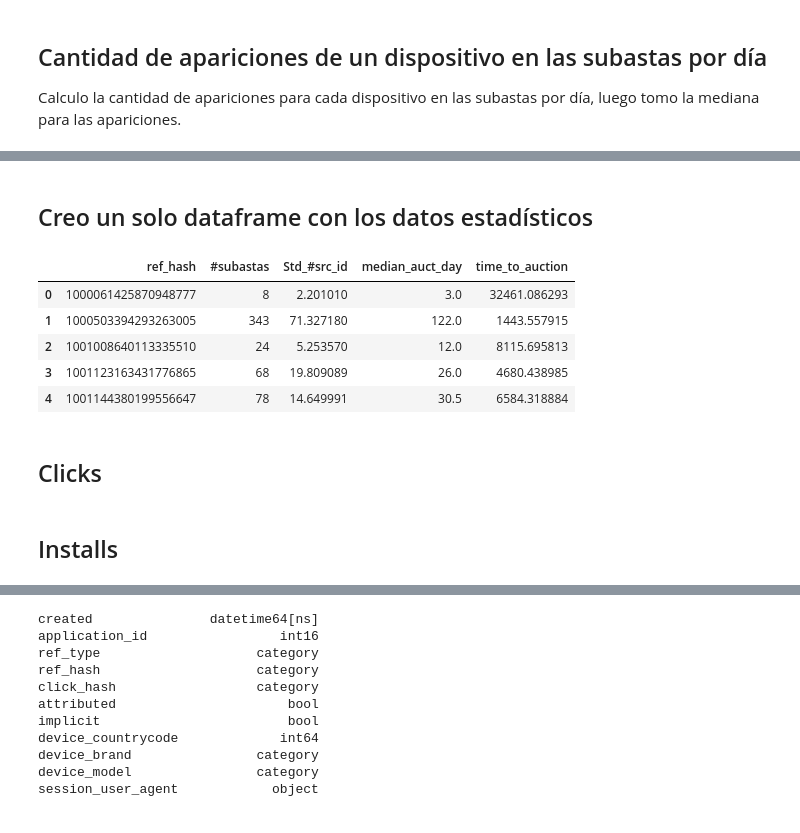
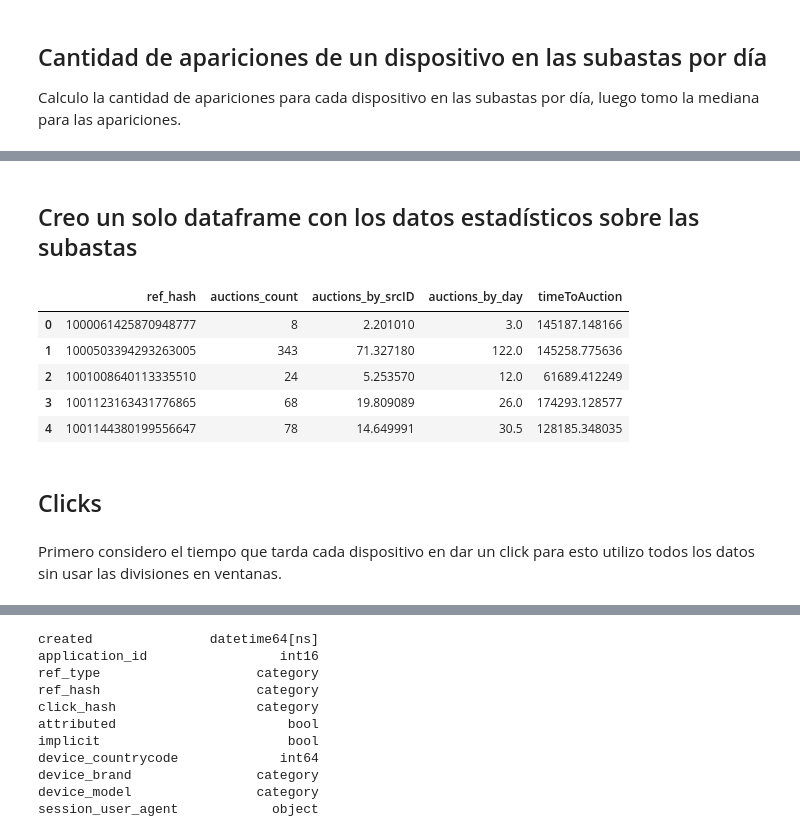
Before and after one commit to EscobarMariaSol/Organizacion-de-datos, a Jupyter notebook: TP2/TP2.ipynb, the cells around one changed output, grey strips where cells are left out. Drawn from its saved outputs; the diff is of its cells as text; code cells hidden in the pictures.

```diff
--- a/TP2/TP2.ipynb
+++ b/TP2/TP2.ipynb
@@ -113,7 +113,7 @@ auct['fecha'] = auct['date'].dt.date
 dfApDay = auct.groupby(['device_id', 'fecha']).agg({'apariciones':'sum'}).unstack(1).fillna(0).reset_index()
 dfApDay.columns = dfApDay.columns.droplevel(0)
 dfApDay.columns = ['ref_hash', '2019-04-18', '2019-04-19', '2019-04-20']
-dfApDay['median_auct_day'] = dfApDay.median(axis = 1)
+dfApDay['auctions_by_day'] = dfApDay.median(axis = 1)
 # %%
 dfApDay.head()
 # %% [output]
@@ -138,0 +130,4 @@ df_auctions
+# %%
+auct['date_inicial'] = dt.datetime(2019,4, 18)
+auct['date_inicial'] = pd.to_datetime(auct['date_inicial'])
+auct['timeToAuction'] = (auct['date'] - auct['date_inicial'])/np.timedelta64(1,'s')
@@ -152,0 +145,4 @@ df_auctions.head()
+# %%
+auction_time = auct.groupby('device_id').agg({'timeToAuction': ['min', 'max']}).reset_index()
+auction_time.columns = auction_time.columns.droplevel(1)
+auction_time.columns = ['ref_hash', 'minTimeToAuction', 'maxTimeToAuction']
@@ -153,21 +158,21 @@ df_auctions.head()
 # %% [markdown]
-## Creo un solo dataframe con los datos estadísticos
+## Creo un solo dataframe con los datos estadísticos sobre las subastas
 # %%
-auctions = dfApT.merge(dfA[['ref_hash', 'Std_#src_id']], on = 'ref_hash')
+auctions = dfApT.merge(dfA[['ref_hash', 'auctions_by_srcID']], on = 'ref_hash')
 # %%
-auctions = auctions.merge(dfApDay[['ref_hash', 'median_auct_day']], on = 'ref_hash')
-auctions = auctions.merge(df_auctions[['ref_hash', 'time_to_auction']], on = 'ref_hash')
+auctions = auctions.merge(dfApDay[['ref_hash', 'auctions_by_day']], on = 'ref_hash')
+auctions = auctions.merge(auction_time, on = 'ref_hash')
 auctions.head()
 # %% [output]
-|  | ref_hash | #subastas | Std_#src_id | median_auct_day | time_to_auction |
-| 0 | 1000061425870948777 | 8 | 2.201010 | 3.0 | 32461.086293 |
-| 1 | 1000503394293263005 | 343 | 71.327180 | 122.0 | 1443.557915 |
-| 2 | 1001008640113335510 | 24 | 5.253570 | 12.0 | 8115.695813 |
-| 3 | 1001123163431776865 | 68 | 19.809089 | 26.0 | 4680.438985 |
-| 4 | 1001144380199556647 | 78 | 14.649991 | 30.5 | 6584.318884 |
+|  | ref_hash | auctions_count | auctions_by_srcID | auctions_by_day | timeToAuction |
+| 0 | 1000061425870948777 | 8 | 2.201010 | 3.0 | 145187.148166 |
+| 1 | 1000503394293263005 | 343 | 71.327180 | 122.0 | 145258.775636 |
+| 2 | 1001008640113335510 | 24 | 5.253570 | 12.0 | 61689.412249 |
+| 3 | 1001123163431776865 | 68 | 19.809089 | 26.0 | 174293.128577 |
+| 4 | 1001144380199556647 | 78 | 14.649991 | 30.5 | 128185.348035 |
 # %% [markdown]
 ## Clicks
+# %% [markdown]
+Primero considero el tiempo que tarda cada dispositivo en dar un click para esto utilizo todos los datos sin usar las divisiones en ventanas.
 # %%
 clks = pd.read_csv("data/clks_ventana1.csv", dtype = {'advertiser_id': np.int8, 'action_id': np.float32, 'source_id': np.int8, 'country_codde': 'category',  'carrier_id': np.float16, 'specs_brand': 'category', 'brand': np.float16, 'ref_type': 'category', 'ref_hash': 'category'})
-# %% [markdown]
-## Installs
```
Also changed, not shown: parts of 33 cells of this notebook.
